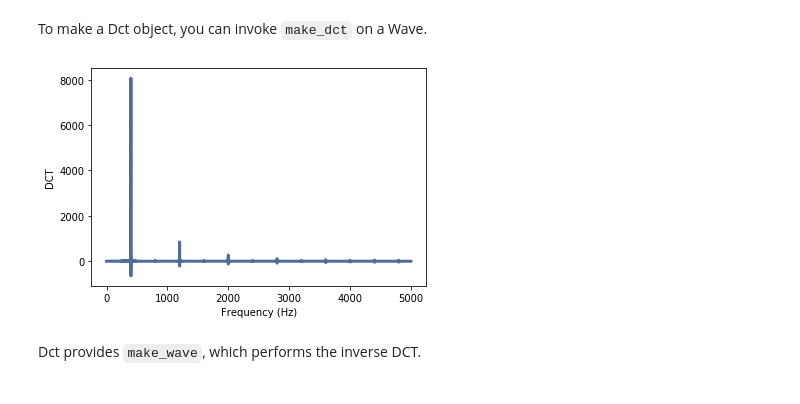
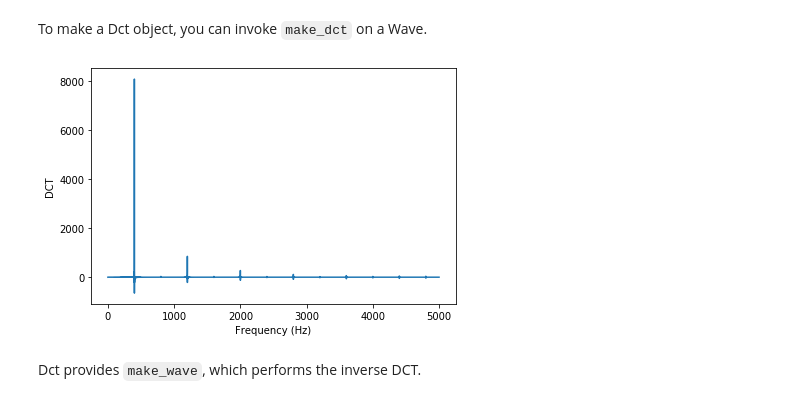
Before and after one commit to AllenDowney/ThinkDSP, a Jupyter notebook: code/chap06.ipynb, the cells around one changed output. Saved outputs shown, nothing was run; the diff lists cells and outputs as text; code cells hidden in the pictures.

```diff
--- a/code/chap06.ipynb
+++ b/code/chap06.ipynb
@@ -211,7 +217,9 @@ print(max(abs(amps - amps2)))
 
 `thinkdsp` provides a `Dct` class that encapsulates the DCT in the same way the Spectrum class encapsulates the FFT.
 # %%
-signal = thinkdsp.TriangleSignal(freq=400)
+from thinkdsp import TriangleSignal
+
+signal = TriangleSignal(freq=400)
 wave = signal.make_wave(duration=1.0, framerate=10000)
 wave.make_audio()
 # %% [output]
@@ -219,11 +227,13 @@ wave.make_audio()
 # %% [markdown]
 To make a Dct object, you can invoke `make_dct` on a Wave.
 # %%
+from thinkdsp import decorate
+
 dct = wave.make_dct()
 dct.plot()
-thinkplot.config(xlabel='Frequency (Hz)', ylabel='DCT')
+decorate(xlabel='Frequency (Hz)', ylabel='DCT')
 # %% [output]
-[figure, old version]
+[figure, new version]
 # %% [markdown]
 Dct provides `make_wave`, which performs the inverse DCT.
 # %%
```
Also changed, not shown: parts of 16 cells of this notebook, 1 other file.
